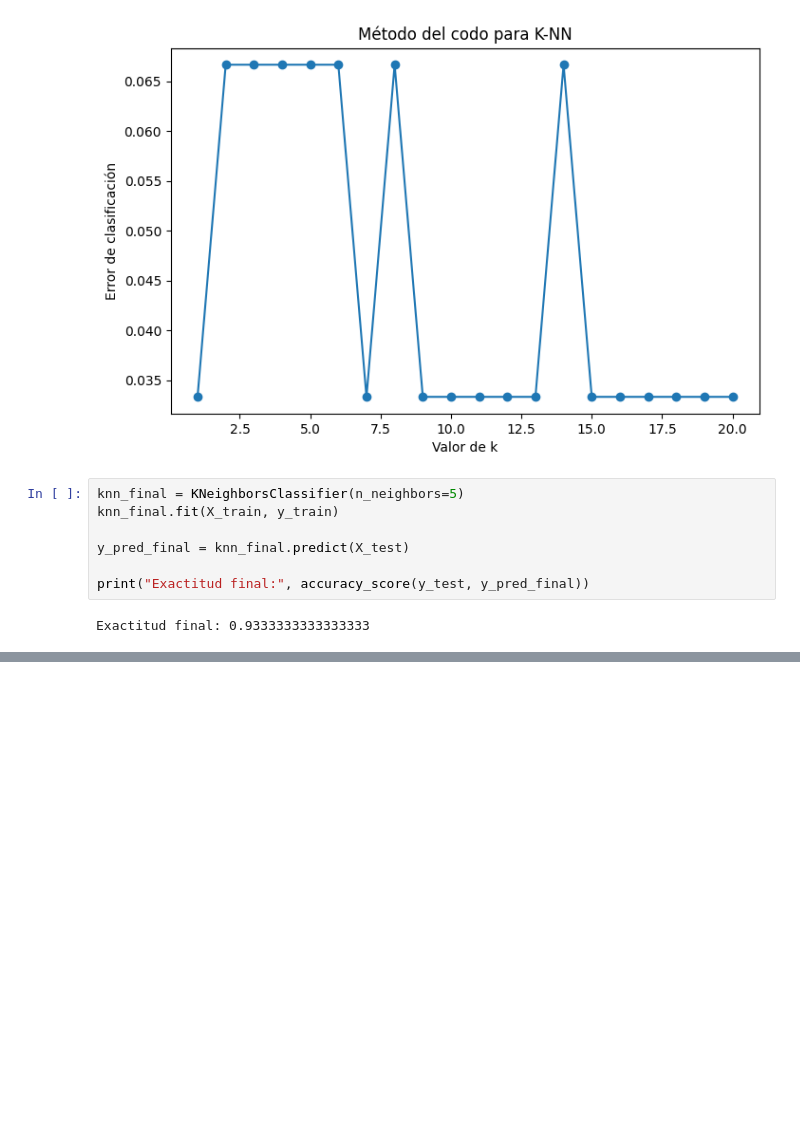
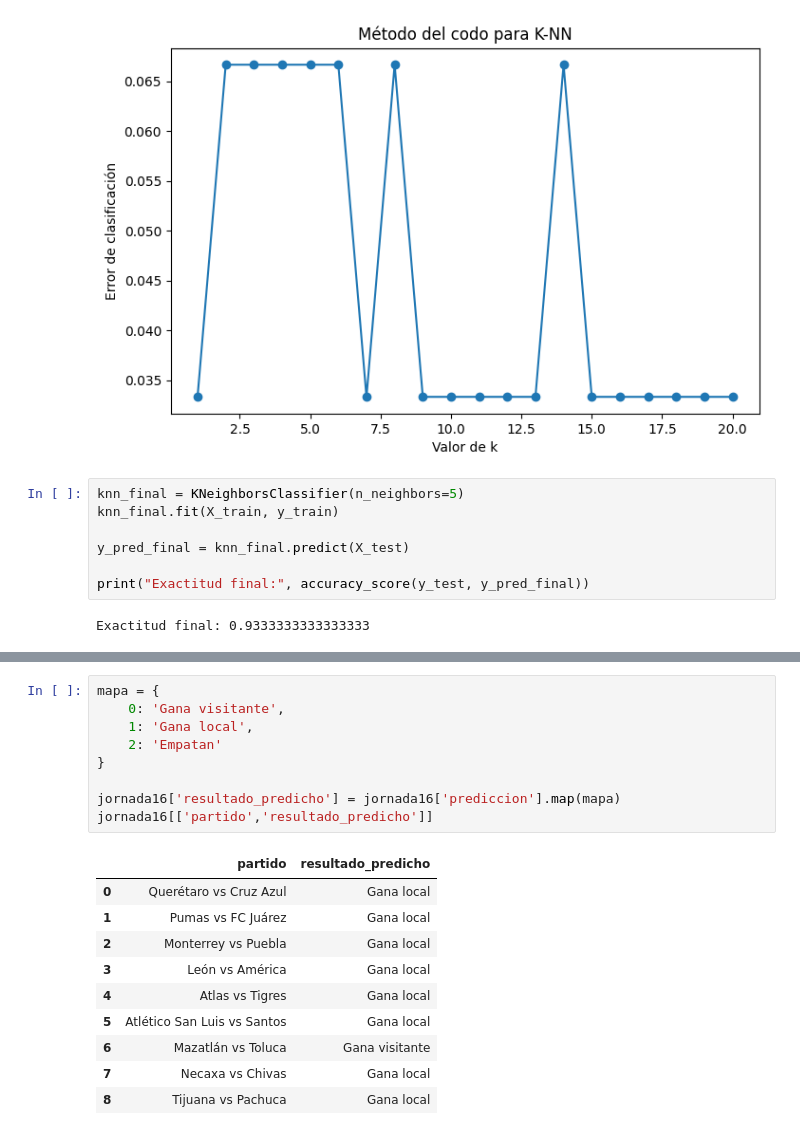
Before and after one commit to ximenaOr7/ximenaob_mineria, a Jupyter notebook: minería_de_datos_cuaderno_.ipynb, the cells around one changed output, grey strips where cells are left out. Drawn from its saved outputs; the diff is of its cells as text; blank space fills up the shorter version.

```diff
--- a/minería_de_datos_cuaderno_.ipynb
+++ b/minería_de_datos_cuaderno_.ipynb
@@ -2696,0 +2599,20 @@ Pregunta 9: B
+# %%
+mapa = {
+    0: 'Gana visitante',
+    1: 'Gana local',
+    2: 'Empatan'
+}
+
+jornada16['resultado_predicho'] = jornada16['prediccion'].map(mapa)
+jornada16[['partido','resultado_predicho']]
+# %% [output]
+|  | partido | resultado_predicho |
+| 0 | Querétaro vs Cruz Azul | Gana local |
+| 1 | Pumas vs FC Juárez | Gana local |
+| 2 | Monterrey vs Puebla | Gana local |
+| 3 | León vs América | Gana local |
+| 4 | Atlas vs Tigres | Gana local |
+| 5 | Atlético San Luis vs Santos | Gana local |
+| 6 | Mazatlán vs Toluca | Gana visitante |
+| 7 | Necaxa vs Chivas | Gana local |
+| 8 | Tijuana vs Pachuca | Gana local |
```
Also changed, not shown: parts of 14 cells of this notebook.
